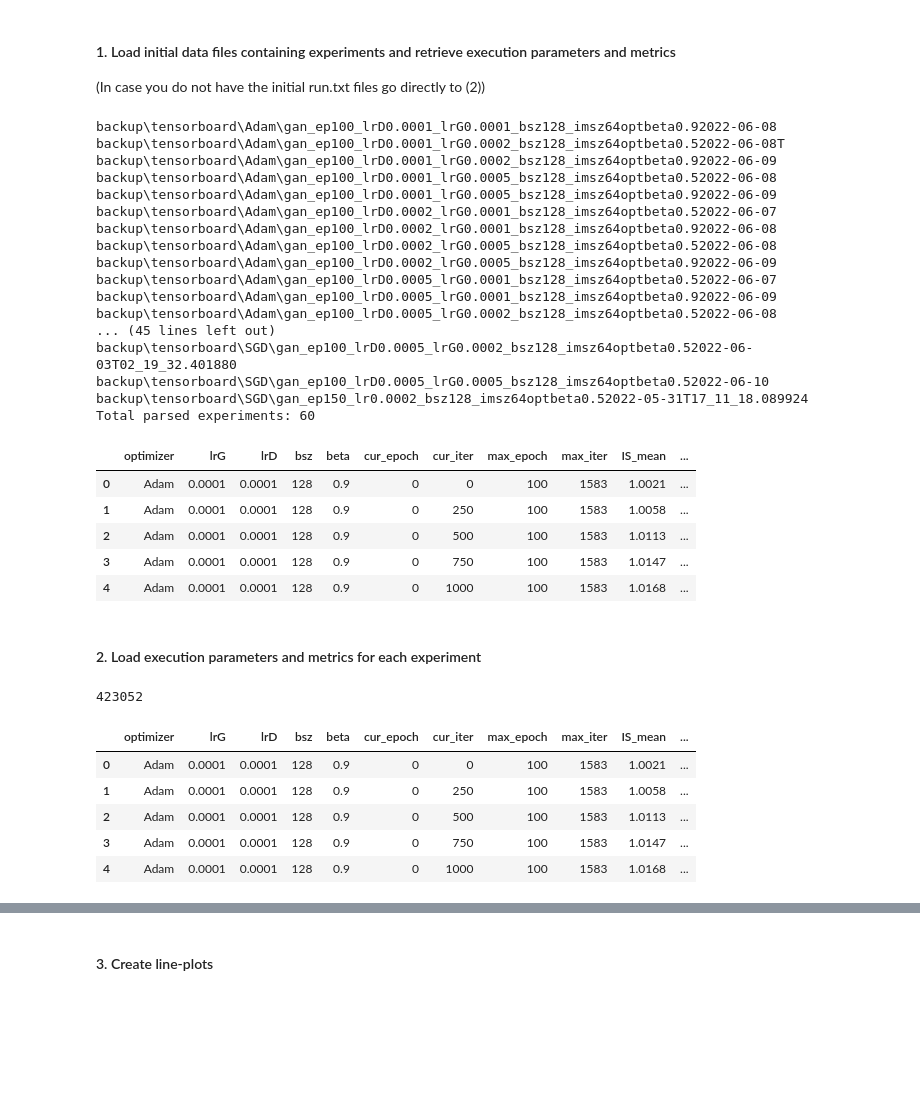
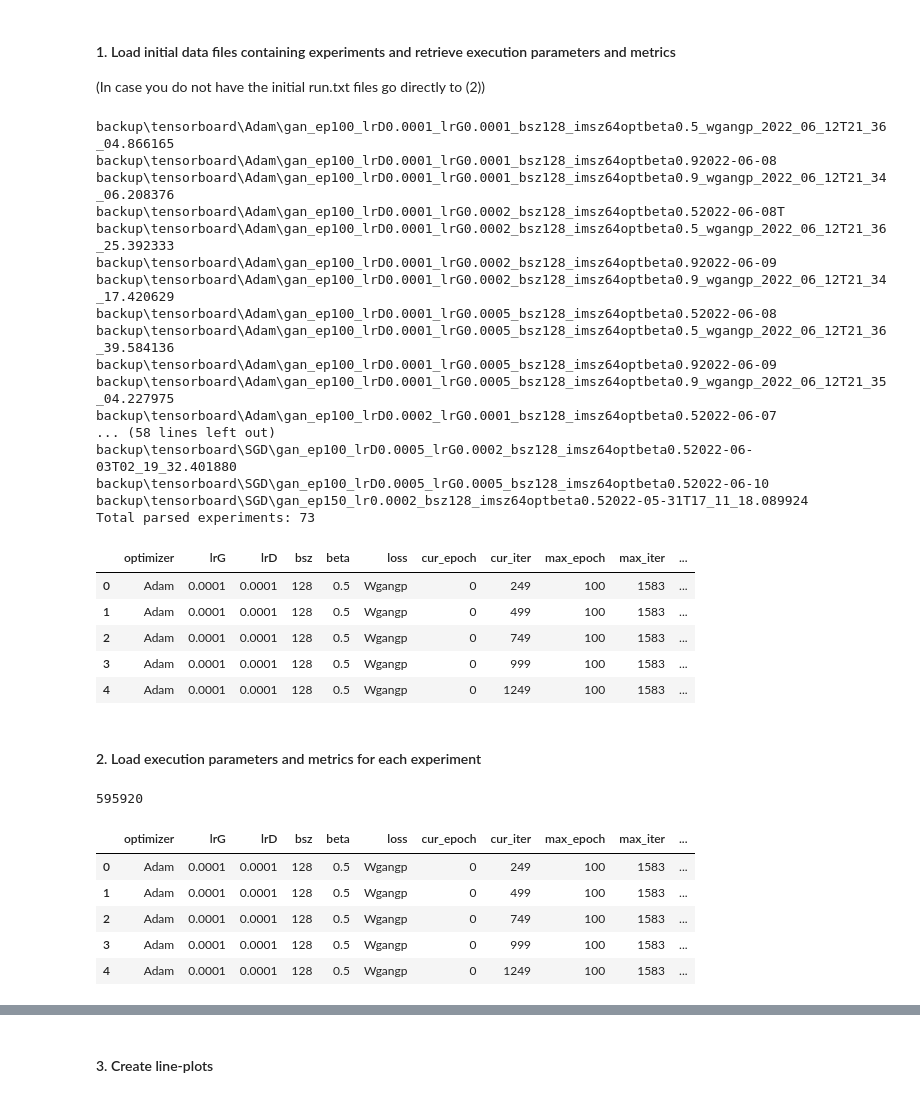
Before and after one commit to TheofilosBel/optml_miniprj, a Jupyter notebook: src/analysis/DCGAN_exp_analysis.ipynb, the cells around one changed output, grey strips where cells are left out. Saved outputs shown, nothing was run; the diff lists cells and outputs as text; code cells hidden in the pictures; blank space fills up the shorter version.

```diff
--- a/src/analysis/DCGAN_exp_analysis.ipynb
+++ b/src/analysis/DCGAN_exp_analysis.ipynb
@@ -5,16 +5,24 @@
 %load_ext autoreload
 %autoreload 2
 
+import matplotlib.pyplot as plt
+import numpy as np
 import pandas as pd
 from pathlib import Path
 import re
 import plotly.express as px
+import seaborn as sns
+
+import warnings
+warnings.filterwarnings("ignore")
+
+pd.set_option('display.max_rows', 100)
 # %% [markdown]
 #### 1. Load initial data files containing experiments and retrieve execution parameters and metrics
 
 (In case you do not have the initial run.txt files go directly to (2))
 # %%
-list_of_optimizers = ['SGD', 'Adam', 'ExtraAdam']
+list_of_optimizers = ['ExtraSGD','SGD', 'Adam', 'ExtraAdam']
 root_dir = './backup/tensorboard/'
 save_dir = './data/experiments.csv'
 
@@ -52,6 +60,12 @@ for exp_dir in list_sub_dirs:
         bsz = re.findall(r'bsz[0-9]+', exp_dir.name)[0].split('bsz')[1]
         beta = re.findall(r'beta[0-9].[0-9]', exp_dir.name)[0].split('beta')[1]
 
+        loss = re.findall(r'wgangp', exp_dir.name)
+        if loss:
+            loss = 'Wgangp'
+        else:
+            loss = 'St'
+
         # parse run.txt lines with pattern matching
         with open(exp_dir.joinpath('run.txt'), 'r') as exp_file:
             for line in exp_file:
@@ -63,6 +77,7 @@ for exp_dir in list_sub_dirs:
                     line_dict['lrD'] = lrD
                     line_dict['bsz'] = bsz
                     line_dict['beta'] = beta
+                    line_dict['loss'] = loss
 
                     match_epoch_iter = re.findall(r'\[[0-9]+', line)
                     if match_epoch_iter:
@@ -95,54 +110,56 @@ for exp_dir in list_sub_dirs:
 metrics_df = pd.DataFrame(metrics)
 print(f'Total parsed experiments: {count_exps}')
 # %% [output]
+backup\tensorboard\Adam\gan_ep100_lrD0.0001_lrG0.0001_bsz128_imsz64optbeta0.5_wgangp_2022_06_12T21_36_04.866165
 backup\tensorboard\Adam\gan_ep100_lrD0.0001_lrG0.0001_bsz128_imsz64optbeta0.92022-06-08
+backup\tensorboard\Adam\gan_ep100_lrD0.0001_lrG0.0001_bsz128_imsz64optbeta0.9_wgangp_2022_06_12T21_34_06.208376
 backup\tensorboard\Adam\gan_ep100_lrD0.0001_lrG0.0002_bsz128_imsz64optbeta0.52022-06-08T
+backup\tensorboard\Adam\gan_ep100_lrD0.0001_lrG0.0002_bsz128_imsz64optbeta0.5_wgangp_2022_06_12T21_36_25.392333
 backup\tensorboard\Adam\gan_ep100_lrD0.0001_lrG0.0002_bsz128_imsz64optbeta0.92022-06-09
+backup\tensorboard\Adam\gan_ep100_lrD0.0001_lrG0.0002_bsz128_imsz64optbeta0.9_wgangp_2022_06_12T21_34_17.420629
 backup\tensorboard\Adam\gan_ep100_lrD0.0001_lrG0.0005_bsz128_imsz64optbeta0.52022-06-08
+backup\tensorboard\Adam\gan_ep100_lrD0.0001_lrG0.0005_bsz128_imsz64optbeta0.5_wgangp_2022_06_12T21_36_39.584136
 backup\tensorboard\Adam\gan_ep100_lrD0.0001_lrG0.0005_bsz128_imsz64optbeta0.92022-06-09
+backup\tensorboard\Adam\gan_ep100_lrD0.0001_lrG0.0005_bsz128_imsz64optbeta0.9_wgangp_2022_06_12T21_35_04.227975
 backup\tensorboard\Adam\gan_ep100_lrD0.0002_lrG0.0001_bsz128_imsz64optbeta0.52022-06-07
-backup\tensorboard\Adam\gan_ep100_lrD0.0002_lrG0.0001_bsz128_imsz64optbeta0.92022-06-08
-backup\tensorboard\Adam\gan_ep100_lrD0.0002_lrG0.0005_bsz128_imsz64optbeta0.52022-06-08
-backup\tensorboard\Adam\gan_ep100_lrD0.0002_lrG0.0005_bsz128_imsz64optbeta0.92022-06-09
-backup\tensorboard\Adam\gan_ep100_lrD0.0005_lrG0.0001_bsz128_imsz64optbeta0.52022-06-07
-backup\tensorboard\Adam\gan_ep100_lrD0.0005_lrG0.0001_bsz128_imsz64optbeta0.92022-06-09
-backup\tensorboard\Adam\gan_ep100_lrD0.0005_lrG0.0002_bsz128_imsz64optbeta0.52022-06-08
-... (45 lines left out)
+... (58 lines left out)
 backup\tensorboard\SGD\gan_ep100_lrD0.0005_lrG0.0002_bsz128_imsz64optbeta0.52022-06-03T02_19_32.401880
 backup\tensorboard\SGD\gan_ep100_lrD0.0005_lrG0.0005_bsz128_imsz64optbeta0.52022-06-10
 backup\tensorboard\SGD\gan_ep150_lr0.0002_bsz128_imsz64optbeta0.52022-05-31T17_11_18.089924
-Total parsed experiments: 60
+Total parsed experiments: 73
 # %%
 # create a name for each type of experiment (for grouping/plotting purposes)
 metrics_df['name'] = metrics_df['optimizer']+ \
                         '_lrG'+metrics_df['lrG']+ \
                         '_lrD'+metrics_df['lrD']+ \
-                        '_beta'+metrics_df['beta']
+                        '_beta'+metrics_df['beta'] + \
+                        '_bsz'+metrics_df['bsz'] + \
+                        '_loss'+metrics_df['loss']
 
 # convert object columns to int type
 int_cols = ['bsz', 'cur_epoch', 'cur_iter', 'max_epoch', 'max_iter']
 for col in int_cols:
     metrics_df = metrics_df.astype({col:'int'})
 
 # convert object columns to float type
 float_cols = ['lrG', 'lrD', 'beta', 'IS_mean', 'IS_std', 'FID']
 for col in float_cols:
     metrics_df = metrics_df.astype({col:'float'})
 
 # compute number of iterations
 metrics_df['iter'] = metrics_df['cur_epoch']*metrics_df['max_iter'] + metrics_df['cur_iter']
 
 # save to csv
 metrics_df.to_csv(save_dir, index=False)
 
 metrics_df.head()
 # %% [output]
-|  | optimizer | lrG | lrD | bsz | beta | cur_epoch | cur_iter | max_epoch | max_iter | IS_mean | ... |
-| 0 | Adam | 0.0001 | 0.0001 | 128 | 0.9 | 0 | 0 | 100 | 1583 | 1.0021 | ... |
-| 1 | Adam | 0.0001 | 0.0001 | 128 | 0.9 | 0 | 250 | 100 | 1583 | 1.0058 | ... |
-| 2 | Adam | 0.0001 | 0.0001 | 128 | 0.9 | 0 | 500 | 100 | 1583 | 1.0113 | ... |
-| 3 | Adam | 0.0001 | 0.0001 | 128 | 0.9 | 0 | 750 | 100 | 1583 | 1.0147 | ... |
-| 4 | Adam | 0.0001 | 0.0001 | 128 | 0.9 | 0 | 1000 | 100 | 1583 | 1.0168 | ... |
+|  | optimizer | lrG | lrD | bsz | beta | loss | cur_epoch | cur_iter | max_epoch | max_iter | ... |
+| 0 | Adam | 0.0001 | 0.0001 | 128 | 0.5 | Wgangp | 0 | 249 | 100 | 1583 | ... |
+| 1 | Adam | 0.0001 | 0.0001 | 128 | 0.5 | Wgangp | 0 | 499 | 100 | 1583 | ... |
+| 2 | Adam | 0.0001 | 0.0001 | 128 | 0.5 | Wgangp | 0 | 749 | 100 | 1583 | ... |
+| 3 | Adam | 0.0001 | 0.0001 | 128 | 0.5 | Wgangp | 0 | 999 | 100 | 1583 | ... |
+| 4 | Adam | 0.0001 | 0.0001 | 128 | 0.5 | Wgangp | 0 | 1249 | 100 | 1583 | ... |
 # %% [markdown]
 #### 2. Load execution parameters and metrics for each experiment
 # %%
@@ -151,10 +168,10 @@ metrics_df = pd.read_csv(load_dir)
 display(metrics_df.size)
 metrics_df.head()
 # %% [output]
-423052
+595920
-|  | optimizer | lrG | lrD | bsz | beta | cur_epoch | cur_iter | max_epoch | max_iter | IS_mean | ... |
-| 0 | Adam | 0.0001 | 0.0001 | 128 | 0.9 | 0 | 0 | 100 | 1583 | 1.0021 | ... |
-| 1 | Adam | 0.0001 | 0.0001 | 128 | 0.9 | 0 | 250 | 100 | 1583 | 1.0058 | ... |
-| 2 | Adam | 0.0001 | 0.0001 | 128 | 0.9 | 0 | 500 | 100 | 1583 | 1.0113 | ... |
-| 3 | Adam | 0.0001 | 0.0001 | 128 | 0.9 | 0 | 750 | 100 | 1583 | 1.0147 | ... |
-| 4 | Adam | 0.0001 | 0.0001 | 128 | 0.9 | 0 | 1000 | 100 | 1583 | 1.0168 | ... |
+|  | optimizer | lrG | lrD | bsz | beta | loss | cur_epoch | cur_iter | max_epoch | max_iter | ... |
+| 0 | Adam | 0.0001 | 0.0001 | 128 | 0.5 | Wgangp | 0 | 249 | 100 | 1583 | ... |
+| 1 | Adam | 0.0001 | 0.0001 | 128 | 0.5 | Wgangp | 0 | 499 | 100 | 1583 | ... |
+| 2 | Adam | 0.0001 | 0.0001 | 128 | 0.5 | Wgangp | 0 | 749 | 100 | 1583 | ... |
+| 3 | Adam | 0.0001 | 0.0001 | 128 | 0.5 | Wgangp | 0 | 999 | 100 | 1583 | ... |
+| 4 | Adam | 0.0001 | 0.0001 | 128 | 0.5 | Wgangp | 0 | 1249 | 100 | 1583 | ... |
```
Also changed, not shown: parts of 22 cells of this notebook.
